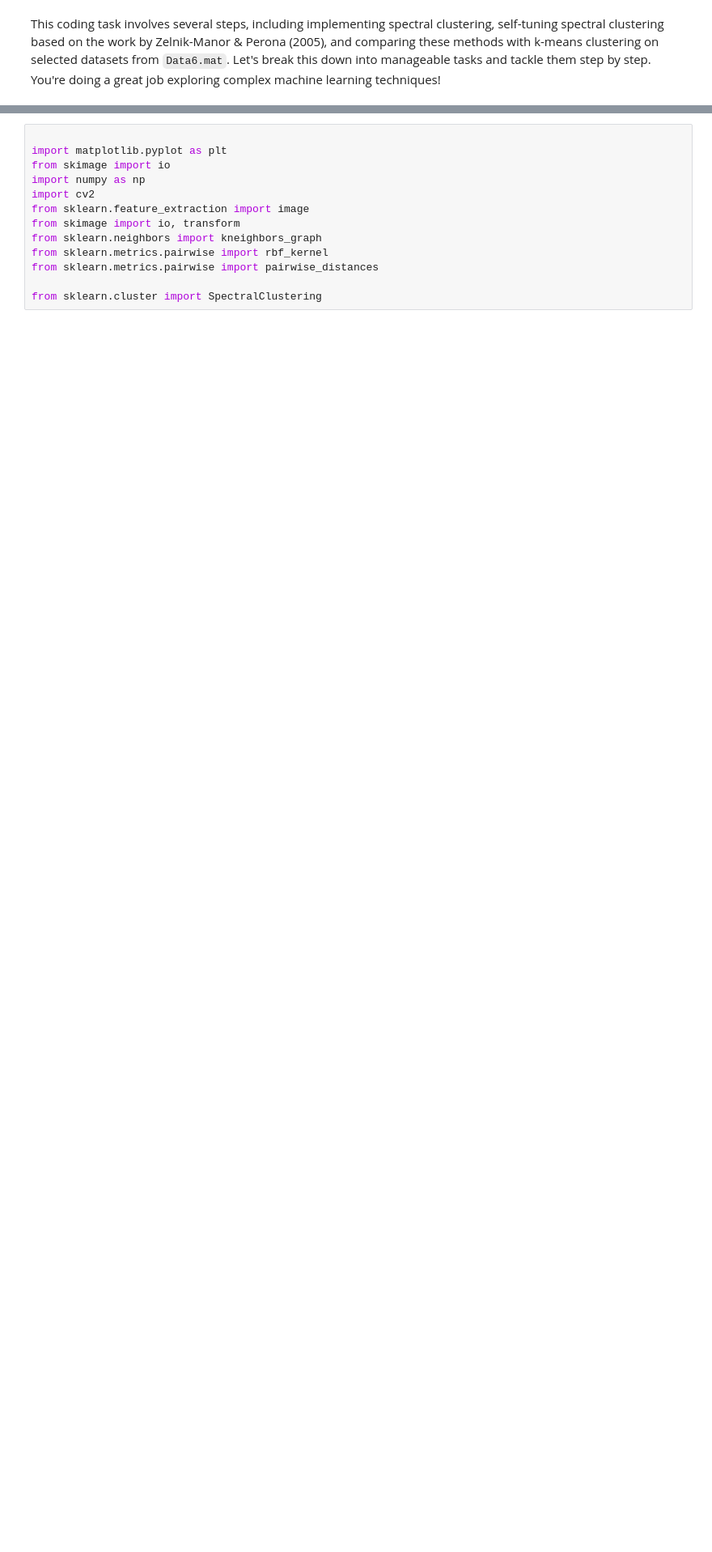
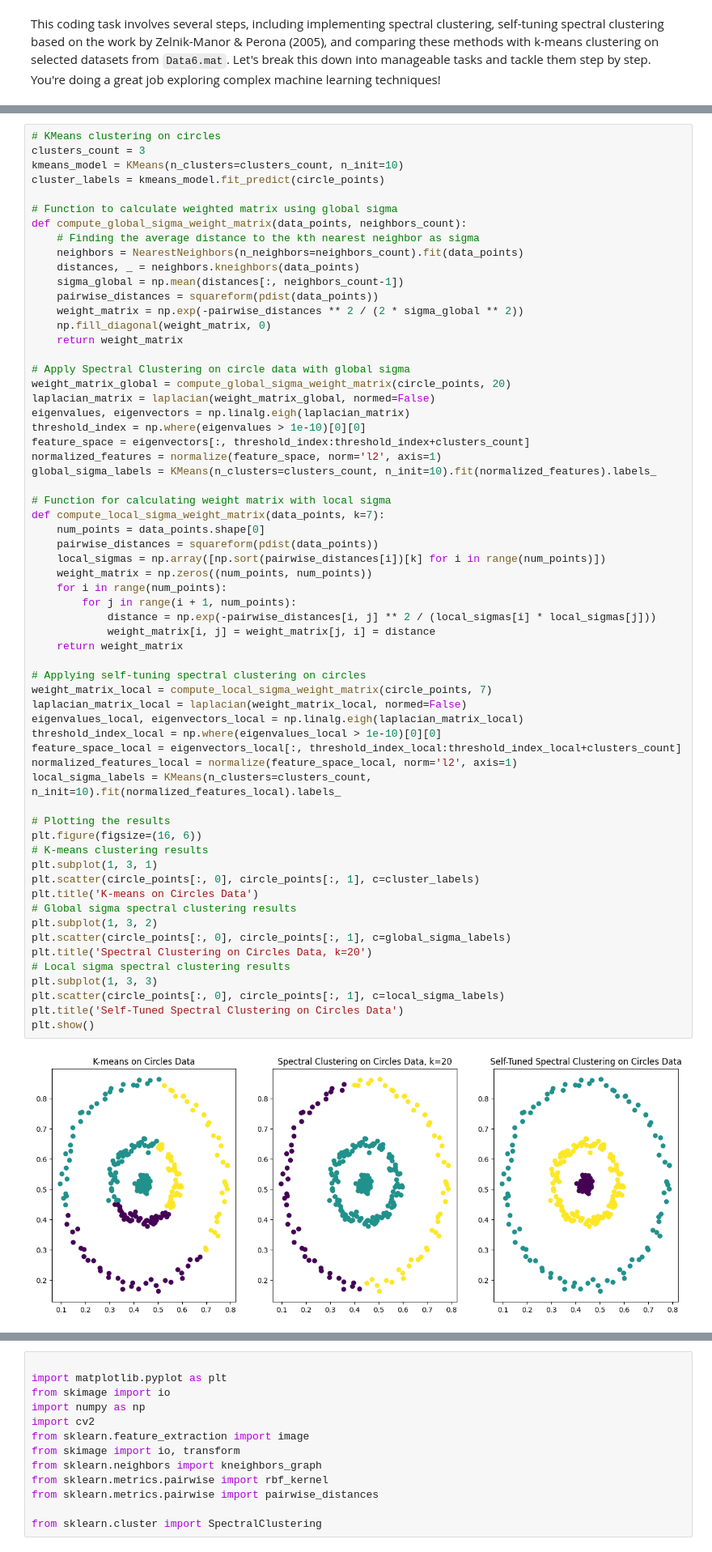
Before and after one commit to AvivGelfand/Geometry-of-Information-Course, a Jupyter notebook: Ex3_GOI.ipynb, the cells around one changed output, grey strips where cells are left out. Shown at 81% size. Drawn from its saved outputs; the diff is of its cells as text; blank space fills up the shorter version.

```diff
--- a/Ex3_GOI.ipynb
+++ b/Ex3_GOI.ipynb
@@ -367,0 +263,64 @@ However! spectral clustering with a local sigma and k=20 succesfully seperates t
+# %%
+# KMeans clustering on circles
+clusters_count = 3
+kmeans_model = KMeans(n_clusters=clusters_count, n_init=10)
+cluster_labels = kmeans_model.fit_predict(circle_points)
+
+# Function to calculate weighted matrix using global sigma
+def compute_global_sigma_weight_matrix(data_points, neighbors_count):
+    # Finding the average distance to the kth nearest neighbor as sigma
+    neighbors = NearestNeighbors(n_neighbors=neighbors_count).fit(data_points)
+    distances, _ = neighbors.kneighbors(data_points)
+    sigma_global = np.mean(distances[:, neighbors_count-1])
+    pairwise_distances = squareform(pdist(data_points))
+    weight_matrix = np.exp(-pairwise_distances ** 2 / (2 * sigma_global ** 2))
+    np.fill_diagonal(weight_matrix, 0)
+    return weight_matrix
+
+# Apply Spectral Clustering on circle data with global sigma
+weight_matrix_global = compute_global_sigma_weight_matrix(circle_points, 20)
+laplacian_matrix = laplacian(weight_matrix_global, normed=False)
+eigenvalues, eigenvectors = np.linalg.eigh(laplacian_matrix)
+threshold_index = np.where(eigenvalues > 1e-10)[0][0]
+feature_space = eigenvectors[:, threshold_index:threshold_index+clusters_count]
+normalized_features = normalize(feature_space, norm='l2', axis=1)
+global_sigma_labels = KMeans(n_clusters=clusters_count, n_init=10).fit(normalized_features).labels_
+
+# Function for calculating weight matrix with local sigma
+def compute_local_sigma_weight_matrix(data_points, k=7):
+    num_points = data_points.shape[0]
+    pairwise_distances = squareform(pdist(data_points))
+    local_sigmas = np.array([np.sort(pairwise_distances[i])[k] for i in range(num_points)])
+    weight_matrix = np.zeros((num_points, num_points))
+    for i in range(num_points):
+        for j in range(i + 1, num_points):
+            distance = np.exp(-pairwise_distances[i, j] ** 2 / (local_sigmas[i] * local_sigmas[j]))
+            weight_matrix[i, j] = weight_matrix[j, i] = distance
+    return weight_matrix
+
+# Applying self-tuning spectral clustering on circles
+weight_matrix_local = compute_local_sigma_weight_matrix(circle_points, 7)
+laplacian_matrix_local = laplacian(weight_matrix_local, normed=False)
+eigenvalues_local, eigenvectors_local = np.linalg.eigh(laplacian_matrix_local)
+threshold_index_local = np.where(eigenvalues_local > 1e-10)[0][0]
+feature_space_local = eigenvectors_local[:, threshold_index_local:threshold_index_local+clusters_count]
+normalized_features_local = normalize(feature_space_local, norm='l2', axis=1)
+local_sigma_labels = KMeans(n_clusters=clusters_count, n_init=10).fit(normalized_features_local).labels_
+
+# Plotting the results
+plt.figure(figsize=(16, 6))
+# K-means clustering results
+plt.subplot(1, 3, 1)
+plt.scatter(circle_points[:, 0], circle_points[:, 1], c=cluster_labels)
+plt.title('K-means on Circles Data')
+# Global sigma spectral clustering results
+plt.subplot(1, 3, 2)
+plt.scatter(circle_points[:, 0], circle_points[:, 1], c=global_sigma_labels)
+plt.title('Spectral Clustering on Circles Data, k=20')
+# Local sigma spectral clustering results
+plt.subplot(1, 3, 3)
+plt.scatter(circle_points[:, 0], circle_points[:, 1], c=local_sigma_labels)
+plt.title('Self-Tuned Spectral Clustering on Circles Data')
+plt.show()
+# %% [output]
+[figure, added]
```
Also changed, not shown: parts of 25 cells of this notebook.
